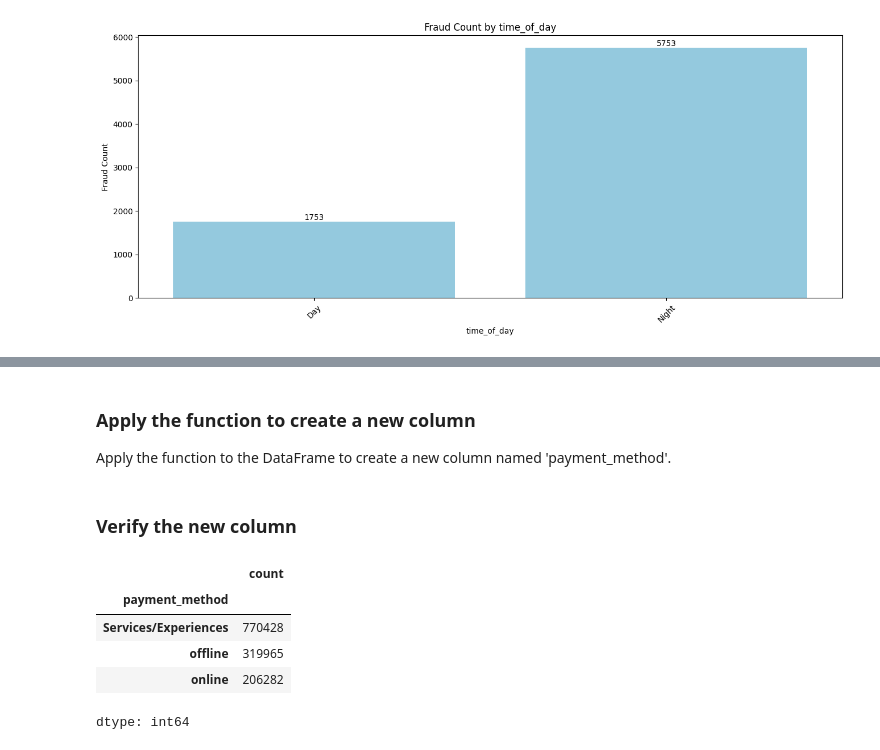
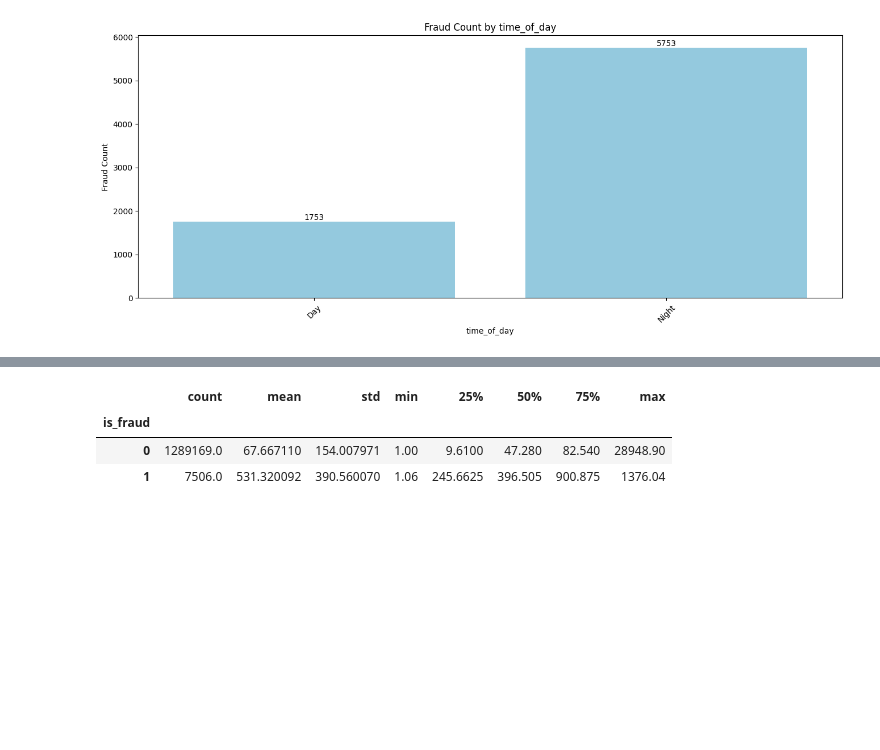
Before and after one commit to AubLambert/FraudDetection, a Jupyter notebook: Fraud_Detection.ipynb, the cells around one changed output, grey strips where cells are left out. Saved outputs shown, nothing was run; the diff lists cells and outputs as text; code cells hidden in the pictures; blank space fills up the shorter version.

```diff
--- a/Fraud_Detection.ipynb
+++ b/Fraud_Detection.ipynb
@@ -547,3 +528,0 @@ def categorize_payment_method(row):
-# %% [markdown]
-### Apply the function to create a new column
-Apply the function to the DataFrame to create a new column named 'payment_method'.
@@ -552,11 +529,7 @@ df_viz['payment_method'] = df_viz.apply(categorize_payment_method, axis=1)
-# %% [markdown]
-### Verify the new column
-# %%
-df_viz['payment_method'].value_counts()
-# %% [output]
-|  | count |
-| payment_method |  |
-| Services/Experiences | 770428 |
-| offline | 319965 |
-| online | 206282 |
-dtype: int64
+# %%
+df.groupby("is_fraud")["amt"].describe()
+# %% [output]
+|  | count | mean | std | min | 25% | 50% | 75% | max |
+| is_fraud |  |  |  |  |  |  |  |  |
+| 0 | 1289169.0 | 67.667110 | 154.007971 | 1.00 | 9.6100 | 47.280 | 82.540 | 28948.90 |
+| 1 | 7506.0 | 531.320092 | 390.560070 | 1.06 | 245.6625 | 396.505 | 900.875 | 1376.04 |
```
Also changed, not shown: parts of 16 cells of this notebook.
